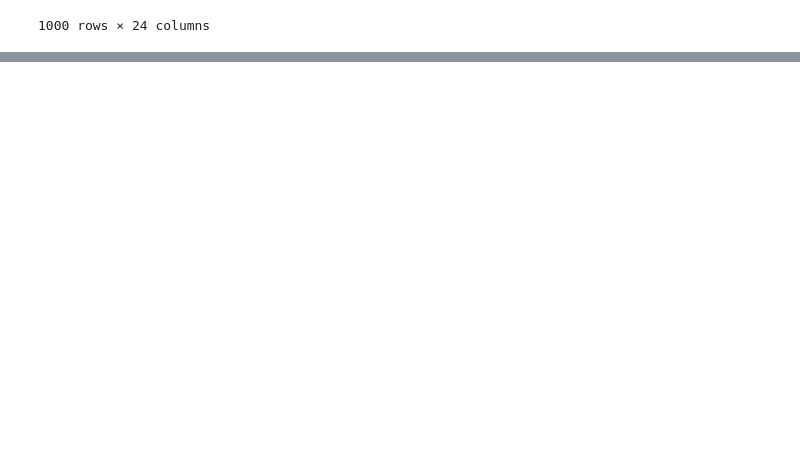
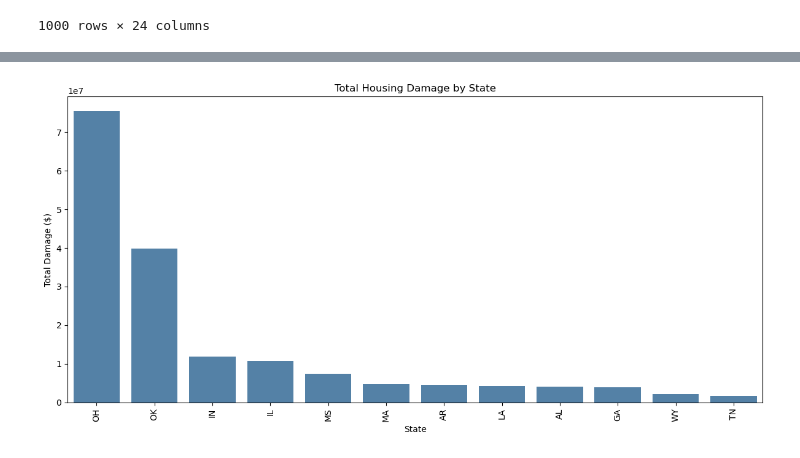
Before and after one commit to DavidnBui/DataStormers, a Jupyter notebook: testing.ipynb, the cells around one changed output, grey strips where cells are left out. Cells and saved outputs as stored; diff of their text form; code cells hidden in the pictures; blank space fills up the shorter version.

```diff
--- a/testing.ipynb
+++ b/testing.ipynb
@@ -248,0 +373,18 @@ print(json.dumps(data, indent=2))
+# %%
+# Load the HousingAssistanceOwners CSV
+housing_df = pd.read_csv("HousingAssistanceOwners.csv")
+
+# Aggregate damage data by state
+state_damage = housing_df.groupby('state')['totalDamage'].sum().sort_values(ascending=False)
+
+# Plot the bar chart
+plt.figure(figsize=(12, 6))
+sns.barplot(x=state_damage.index, y=state_damage.values, color='steelblue')  # Removed palette, added color
+plt.title('Total Housing Damage by State')
+plt.xlabel('State')
+plt.ylabel('Total Damage ($)')
+plt.xticks(rotation=90)
+plt.tight_layout()
+plt.show()
+# %% [output]
+[figure, added]
```
Also changed, not shown: parts of 14 cells of this notebook, 5 other files.
